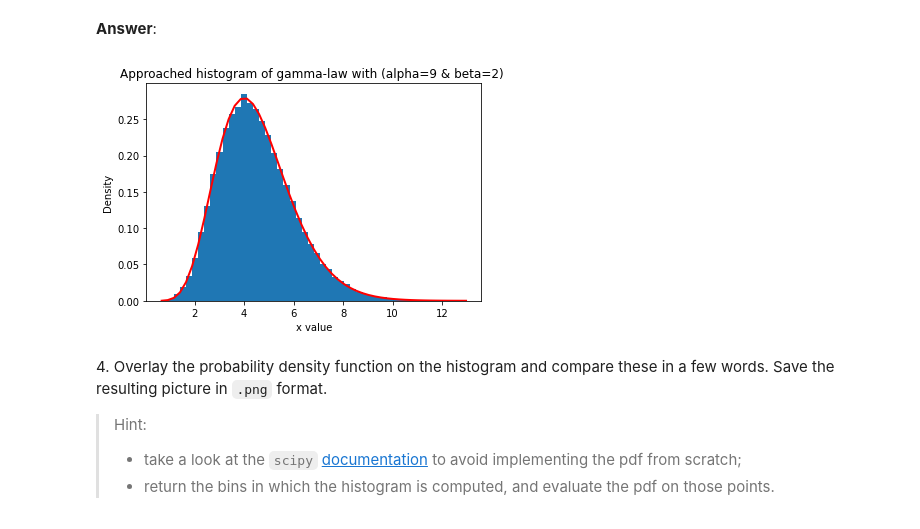
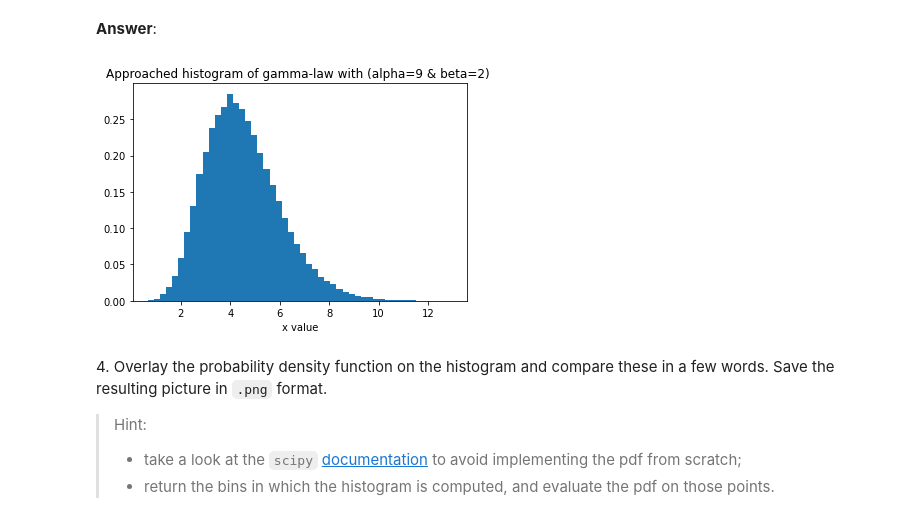
Before and after one commit to azagal952/sdi_python, a Jupyter notebook: Labs/Lab2/lab2.ipynb, the cells around one changed output. Drawn from its saved outputs; the diff is of its cells as text; code cells hidden in the pictures.

```diff
--- a/Labs/Lab2/lab2.ipynb
+++ b/Labs/Lab2/lab2.ipynb
@@ -69,19 +80,15 @@ np.save('samples.npy', s)
 # %%
 import matplotlib.pyplot as plt
 import scipy.special as sps
 
-_, bins, _ = plt.hist(s, 50, density=True)
-y = beta**alpha * bins**(alpha-1)*(np.exp(-bins*beta) / sps.gamma(alpha))
-plt.plot(bins, y, linewidth=2, color='r')
+_, bins, _ = plt.hist(s, 50, density=True)  ## We choose bins=50 (by hand) to have a good approached shape
 
 plt.title("Approached histogram of gamma-law with (alpha=9 & beta=2) ")
 plt.xlabel("x value")
-plt.ylabel("Density")
 
-plt.savefig('pdf_hist.png')
 plt.show()
 # %% [output]
-[figure, old version]
+[figure, new version]
 # %% [markdown]
 4\. Overlay the probability density function on the histogram and compare these in a few words. Save the resulting picture in `.png` format.
 > Hint:
```
Also changed, not shown: parts of 16 cells of this notebook, 3 other files.
